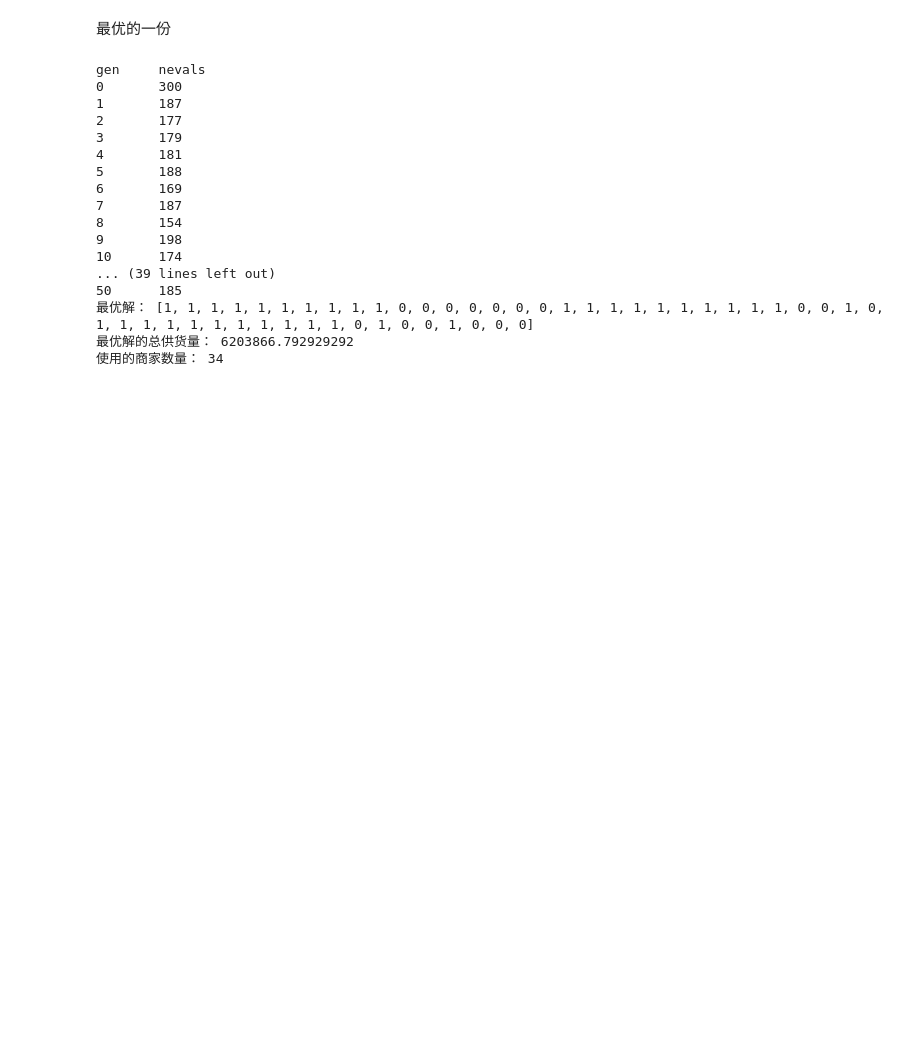
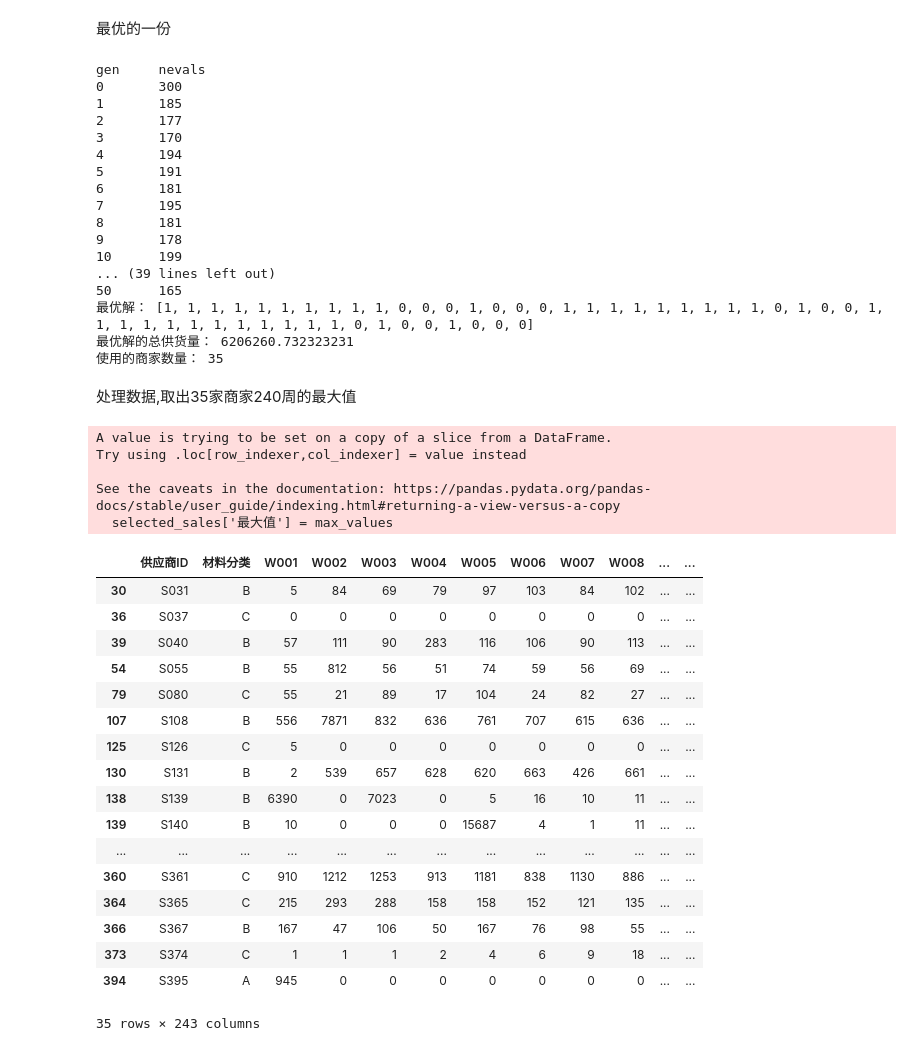
Before and after one commit to mrbomrwu/data-analysis, a Jupyter notebook: Pregame simulation/GA-最少商家.ipynb, the cells around one changed output. Saved outputs shown, nothing was run; the diff lists cells and outputs as text; code cells hidden in the pictures; blank space fills up the shorter version.

```diff
--- a/Pregame simulation/GA-最少商家.ipynb
+++ b/Pregame simulation/GA-最少商家.ipynb
@@ -13,6 +13,8 @@ import matplotlib.pyplot as plt
 file_path = "C:/Users/海棠微雨/Desktop/cumcm2021c/C/前50家商家供货量(2).xlsx"
 data = pd.read_excel(file_path)
 supplies = list(data['5年总产值'])
+path = r"C:/Users/海棠微雨/Desktop/cumcm2021c/C/附件1 近5年402家供应商的相关数据.xlsx"
+sales = pd.read_excel(path, sheet_name='供应商的供货量（m³）').iloc[:, :-2]
 
 # 定义适应度函数
 def evalSupply(individual, supplies):
@@ -63,18 +65,60 @@ print("使用的商家数量：", sum(best_individual))
 # %% [output]
 gen     nevals
 0       300
-1       187
+1       185
 2       177
-3       179
-4       181
-5       188
-6       169
-7       187
-8       154
-9       198
-10      174
+3       170
+4       194
+5       191
+6       181
+7       195
+8       181
+9       178
+10      199
 ... (39 lines left out)
-50      185
-最优解： [1, 1, 1, 1, 1, 1, 1, 1, 1, 1, 0, 0, 0, 0, 0, 0, 0, 1, 1, 1, 1, 1, 1, 1, 1, 1, 1, 0, 0, 1, 0, 1, 1, 1, 1, 1, 1, 1, 1, 1, 1, 1, 0, 1, 0, 0, 1, 0, 0, 0]
-最优解的总供货量： 6203866.792929292
-使用的商家数量： 34
+50      165
+最优解： [1, 1, 1, 1, 1, 1, 1, 1, 1, 1, 0, 0, 0, 1, 0, 0, 0, 1, 1, 1, 1, 1, 1, 1, 1, 1, 0, 1, 0, 0, 1, 1, 1, 1, 1, 1, 1, 1, 1, 1, 1, 1, 0, 1, 0, 0, 1, 0, 0, 0]
+最优解的总供货量： 6206260.732323231
+使用的商家数量： 35
+# %% [markdown]
+处理数据,取出35家商家240周的最大值
+# %%
+# 将 selection_list 转换为布尔掩码
+selection_mask = pd.Series(best_individual, dtype=bool)
+
+# 使用布尔掩码提取数据
+selected_rows = data[selection_mask]
+selected_num = selected_rows['商家编号'].tolist()
+# 根据商家编号筛选出第二个表格中的对应行
+selected_sales = sales[sales['供应商ID'].isin(selected_num)]
+
+# 按行取最小值，结果会是一个 Series
+max_values = selected_sales.iloc[:, 2:].max(axis=1)
+
+selected_sales['最大值'] = max_values
+
+selected_sales
+# %% [output]
+A value is trying to be set on a copy of a slice from a DataFrame.
+Try using .loc[row_indexer,col_indexer] = value instead
+
+See the caveats in the documentation: https://pandas.pydata.org/pandas-docs/stable/user_guide/indexing.html#returning-a-view-versus-a-copy
+  selected_sales['最大值'] = max_values
+|  | 供应商ID | 材料分类 | W001 | W002 | W003 | W004 | W005 | W006 | W007 | W008 | ... | ... |
+| 30 | S031 | B | 5 | 84 | 69 | 79 | 97 | 103 | 84 | 102 | ... | ... |
+| 36 | S037 | C | 0 | 0 | 0 | 0 | 0 | 0 | 0 | 0 | ... | ... |
+| 39 | S040 | B | 57 | 111 | 90 | 283 | 116 | 106 | 90 | 113 | ... | ... |
+| 54 | S055 | B | 55 | 812 | 56 | 51 | 74 | 59 | 56 | 69 | ... | ... |
+| 79 | S080 | C | 55 | 21 | 89 | 17 | 104 | 24 | 82 | 27 | ... | ... |
+| 107 | S108 | B | 556 | 7871 | 832 | 636 | 761 | 707 | 615 | 636 | ... | ... |
+| 125 | S126 | C | 5 | 0 | 0 | 0 | 0 | 0 | 0 | 0 | ... | ... |
+| 130 | S131 | B | 2 | 539 | 657 | 628 | 620 | 663 | 426 | 661 | ... | ... |
+| 138 | S139 | B | 6390 | 0 | 7023 | 0 | 5 | 16 | 10 | 11 | ... | ... |
+| 139 | S140 | B | 10 | 0 | 0 | 0 | 15687 | 4 | 1 | 11 | ... | ... |
+| ... | ... | ... | ... | ... | ... | ... | ... | ... | ... | ... | ... | ... |
+| 360 | S361 | C | 910 | 1212 | 1253 | 913 | 1181 | 838 | 1130 | 886 | ... | ... |
+| 364 | S365 | C | 215 | 293 | 288 | 158 | 158 | 152 | 121 | 135 | ... | ... |
+| 366 | S367 | B | 167 | 47 | 106 | 50 | 167 | 76 | 98 | 55 | ... | ... |
+| 373 | S374 | C | 1 | 1 | 1 | 2 | 4 | 6 | 9 | 18 | ... | ... |
+| 394 | S395 | A | 945 | 0 | 0 | 0 | 0 | 0 | 0 | 0 | ... | ... |
+35 rows × 243 columns
```
Also changed, not shown: parts of 1 cell of this notebook, 1 other file.
